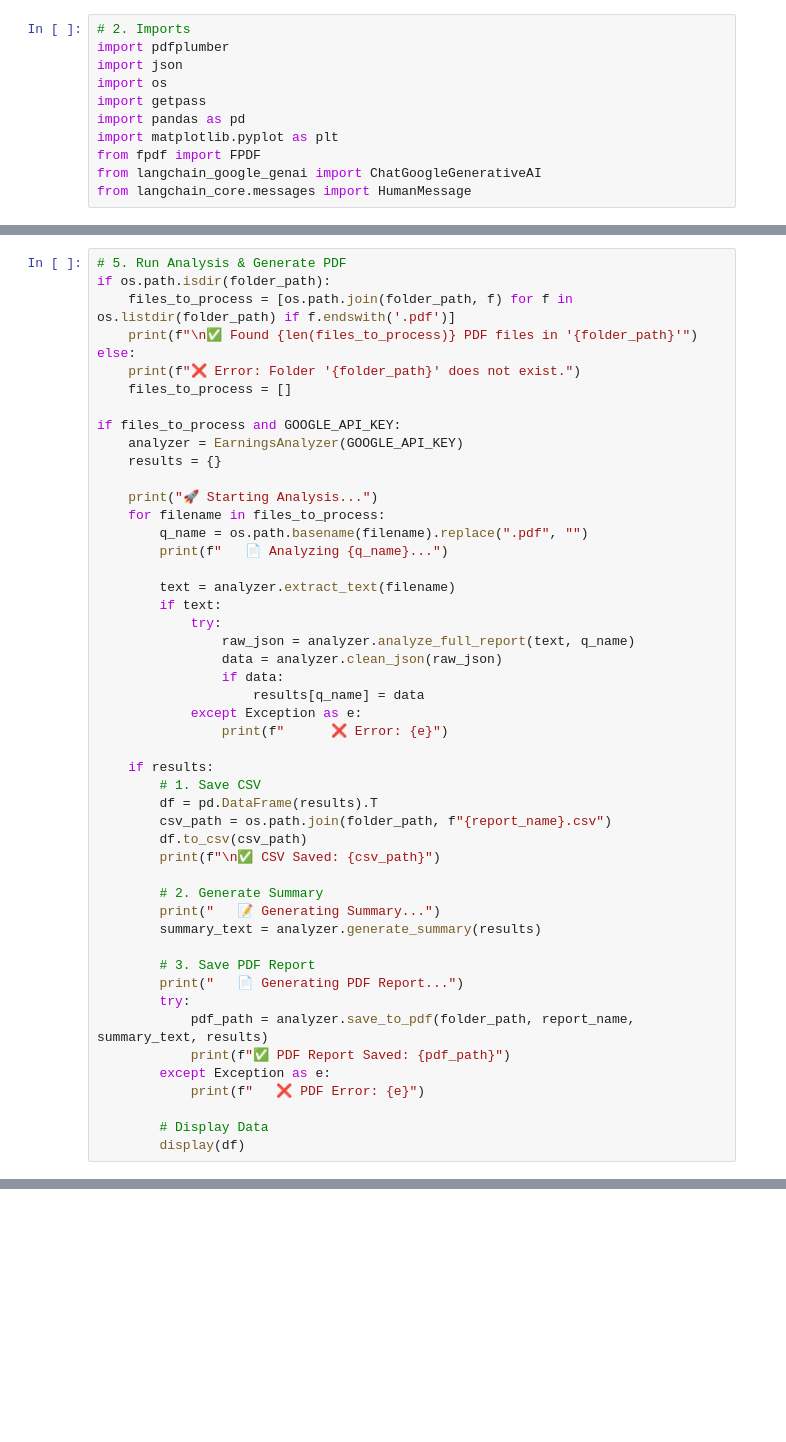
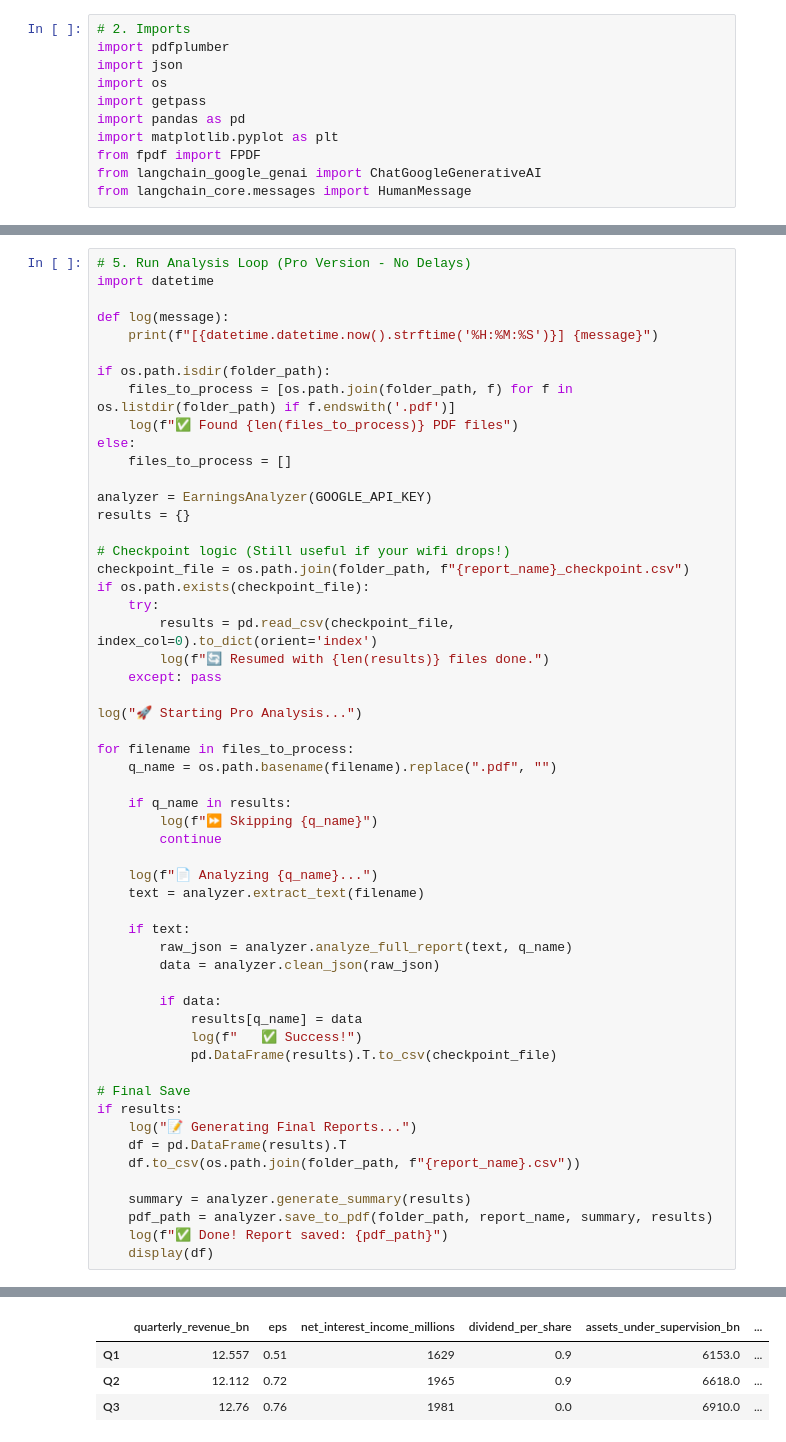
Before and after one commit to MarkJSJewell/company-performance-analyser, a Jupyter notebook: company-performance-analyser.ipynb, the cells around one changed output, grey strips where cells are left out. Saved outputs shown, nothing was run; the diff lists cells and outputs as text; blank space fills up the shorter version.

```diff
--- a/company-performance-analyser.ipynb
+++ b/company-performance-analyser.ipynb
@@ -158,49 +230,56 @@ report_name = input("📝 Enter a name for this analysis output (e.g., Bank_A_20
 # %%
-# 5. Run Analysis & Generate PDF
+# 5. Run Analysis Loop (Pro Version - No Delays)
+import datetime
+
+def log(message):
+    print(f"[{datetime.datetime.now().strftime('%H:%M:%S')}] {message}")
+
 if os.path.isdir(folder_path):
     files_to_process = [os.path.join(folder_path, f) for f in os.listdir(folder_path) if f.endswith('.pdf')]
-    print(f"\n✅ Found {len(files_to_process)} PDF files in '{folder_path}'")
+    log(f"✅ Found {len(files_to_process)} PDF files")
 else:
-    print(f"❌ Error: Folder '{folder_path}' does not exist.")
     files_to_process = []
 
-if files_to_process and GOOGLE_API_KEY:
-    analyzer = EarningsAnalyzer(GOOGLE_API_KEY)
-    results = {}
+analyzer = EarningsAnalyzer(GOOGLE_API_KEY)
+results = {}
 
-    print("🚀 Starting Analysis...")
-    for filename in files_to_process:
-        q_name = os.path.basename(filename).replace(".pdf", "")
-        print(f"   📄 Analyzing {q_name}...")
+# Checkpoint logic (Still useful if your wifi drops!)
+checkpoint_file = os.path.join(folder_path, f"{report_name}_checkpoint.csv")
+if os.path.exists(checkpoint_file):
+    try:
+        results = pd.read_csv(checkpoint_file, index_col=0).to_dict(orient='index')
+        log(f"🔄 Resumed with {len(results)} files done.")
+    except: pass
 
-        text = analyzer.extract_text(filename)
-        if text:
-            try:
-                raw_json = analyzer.analyze_full_report(text, q_name)
-                data = analyzer.clean_json(raw_json)
-                if data:
-                    results[q_name] = data
-            except Exception as e:
-                print(f"      ❌ Error: {e}")
+log("🚀 Starting Pro Analysis...")
 
-    if results:
-        # 1. Save CSV
-        df = pd.DataFrame(results).T
-        csv_path = os.path.join(folder_path, f"{report_name}.csv")
-        df.to_csv(csv_path)
-        print(f"\n✅ CSV Saved: {csv_path}")
+for filename in files_to_process:
+    q_name = os.path.basename(filename).replace(".pdf", "")
 
-        # 2. Generate Summary
-        print("   📝 Generating Summary...")
-        summary_text = analyzer.generate_summary(results)
+    if q_name in results:
+        log(f"⏩ Skipping {q_name}")
+        continue
 
-        # 3. Save PDF Report
-        print("   📄 Generating PDF Report...")
-        try:
-            pdf_path = analyzer.save_to_pdf(folder_path, report_name, summary_text, results)
-            print(f"✅ PDF Report Saved: {pdf_path}")
-        except Exception as e:
-            print(f"   ❌ PDF Error: {e}")
+    log(f"📄 Analyzing {q_name}...")
+    text = analyzer.extract_text(filename)
 
-        # Display Data
-        display(df)
+    if text:
+        raw_json = analyzer.analyze_full_report(text, q_name)
+        data = analyzer.clean_json(raw_json)
+
+        if data:
+            results[q_name] = data
+            log(f"   ✅ Success!")
+            pd.DataFrame(results).T.to_csv(checkpoint_file)
+
+# Final Save
+if results:
+    log("📝 Generating Final Reports...")
+    df = pd.DataFrame(results).T
+    df.to_csv(os.path.join(folder_path, f"{report_name}.csv"))
+
+    summary = analyzer.generate_summary(results)
+    pdf_path = analyzer.save_to_pdf(folder_path, report_name, summary, results)
+    log(f"✅ Done! Report saved: {pdf_path}")
+    display(df)
+# %% [output]
@@ -207,3 +301,7 @@ if files_to_process and GOOGLE_API_KEY:
+|  | quarterly_revenue_bn | eps | net_interest_income_millions | dividend_per_share | assets_under_supervision_bn | ... |
+| Q1 | 12.557 | 0.51 | 1629 | 0.9 | 6153.0 | ... |
+| Q2 | 12.112 | 0.72 | 1965 | 0.9 | 6618.0 | ... |
+| Q3 | 12.76 | 0.76 | 1981 | 0.0 | 6910.0 | ... |
 # %%
 # 6. Visualizations
 if results:
```
Also changed, not shown: parts of 5 cells of this notebook, 41 other files.
